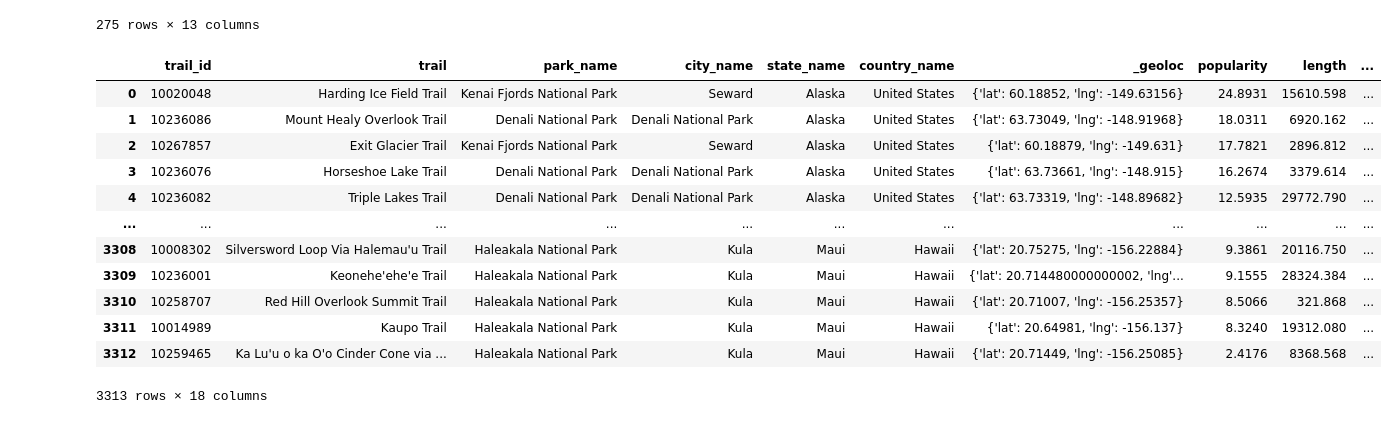
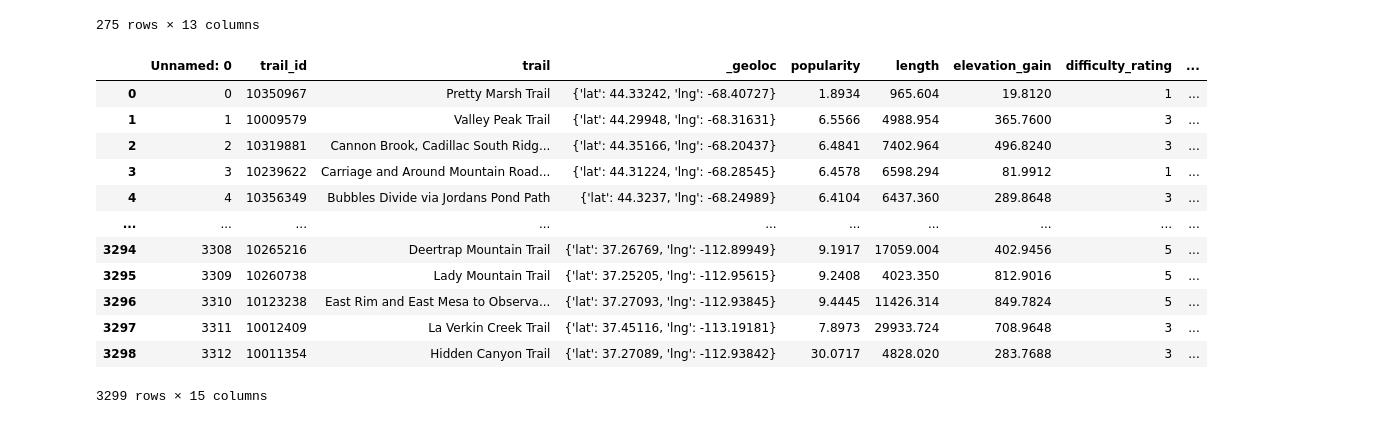
Before and after one commit to prathibha02/Project-2-parks_database, a Jupyter notebook: proj2_datacleaning.ipynb, the cells around one changed output. Drawn from its saved outputs; the diff is of its cells as text; code cells hidden in the pictures.

Commit message:
All Trails Filtered

```diff
--- a/proj2_datacleaning.ipynb
+++ b/proj2_datacleaning.ipynb
@@ -48,29 +48,29 @@ park_df
 park_df.to_csv('Resources/National_Parks_cleaned.csv',index=False)
 # %%
 # Get the trail data into a dataframe
-alltrails_df = pd.read_csv('Resources/AllTrails data - nationalpark.csv')
+alltrails_df = pd.read_csv('Resources/all_trails_cleaned.csv')
 
-# Rename the columns
-alltrails_df.rename(columns= {"name": "trail", "area_name": "park_name"}, inplace = True)
+# Rename the column with trail name
+alltrails_df.rename(columns= {"name": "trail"}, inplace = True)
 
 # Drop the unwanted columns
-alltrails_df.drop(['city_name','state_name','country_name','visitor_usage'], axis = 1)
+alltrails_df = alltrails_df.drop(['area_name','city_name','state_name','country_name','visitor_usage'], axis = 1)
 
-# Change the index to park name
-alltrails_df.set_index('park_name')
+# # Make the Park name it's index
+alltrails_df.set_index('park_code')
 
 alltrails_df
 # %% [output]
-|  | trail_id | trail | park_name | city_name | state_name | country_name | _geoloc | popularity | length | ... |
-| 0 | 10020048 | Harding Ice Field Trail | Kenai Fjords National Park | Seward | Alaska | United States | {'lat': 60.18852, 'lng': -149.63156} | 24.8931 | 15610.598 | ... |
-| 1 | 10236086 | Mount Healy Overlook Trail | Denali National Park | Denali National Park | Alaska | United States | {'lat': 63.73049, 'lng': -148.91968} | 18.0311 | 6920.162 | ... |
-| 2 | 10267857 | Exit Glacier Trail | Kenai Fjords National Park | Seward | Alaska | United States | {'lat': 60.18879, 'lng': -149.631} | 17.7821 | 2896.812 | ... |
-| 3 | 10236076 | Horseshoe Lake Trail | Denali National Park | Denali National Park | Alaska | United States | {'lat': 63.73661, 'lng': -148.915} | 16.2674 | 3379.614 | ... |
-| 4 | 10236082 | Triple Lakes Trail | Denali National Park | Denali National Park | Alaska | United States | {'lat': 63.73319, 'lng': -148.89682} | 12.5935 | 29772.790 | ... |
-| ... | ... | ... | ... | ... | ... | ... | ... | ... | ... | ... |
-| 3308 | 10008302 | Silversword Loop Via Halemau'u Trail | Haleakala National Park | Kula | Maui | Hawaii | {'lat': 20.75275, 'lng': -156.22884} | 9.3861 | 20116.750 | ... |
-| 3309 | 10236001 | Keonehe'ehe'e Trail | Haleakala National Park | Kula | Maui | Hawaii | {'lat': 20.714480000000002, 'lng'... | 9.1555 | 28324.384 | ... |
-| 3310 | 10258707 | Red Hill Overlook Summit Trail | Haleakala National Park | Kula | Maui | Hawaii | {'lat': 20.71007, 'lng': -156.25357} | 8.5066 | 321.868 | ... |
-| 3311 | 10014989 | Kaupo Trail | Haleakala National Park | Kula | Maui | Hawaii | {'lat': 20.64981, 'lng': -156.137} | 8.3240 | 19312.080 | ... |
-| 3312 | 10259465 | Ka Lu'u o ka O'o Cinder Cone via ... | Haleakala National Park | Kula | Maui | Hawaii | {'lat': 20.71449, 'lng': -156.25085} | 2.4176 | 8368.568 | ... |
+|  | Unnamed: 0 | trail_id | trail | _geoloc | popularity | length | elevation_gain | difficulty_rating | ... |
+| 0 | 0 | 10350967 | Pretty Marsh Trail | {'lat': 44.33242, 'lng': -68.40727} | 1.8934 | 965.604 | 19.8120 | 1 | ... |
+| 1 | 1 | 10009579 | Valley Peak Trail | {'lat': 44.29948, 'lng': -68.31631} | 6.5566 | 4988.954 | 365.7600 | 3 | ... |
+| 2 | 2 | 10319881 | Cannon Brook, Cadillac South Ridg... | {'lat': 44.35166, 'lng': -68.20437} | 6.4841 | 7402.964 | 496.8240 | 3 | ... |
+| 3 | 3 | 10239622 | Carriage and Around Mountain Road... | {'lat': 44.31224, 'lng': -68.28545} | 6.4578 | 6598.294 | 81.9912 | 1 | ... |
+| 4 | 4 | 10356349 | Bubbles Divide via Jordans Pond Path | {'lat': 44.3237, 'lng': -68.24989} | 6.4104 | 6437.360 | 289.8648 | 3 | ... |
+| ... | ... | ... | ... | ... | ... | ... | ... | ... | ... |
+| 3294 | 3308 | 10265216 | Deertrap Mountain Trail | {'lat': 37.26769, 'lng': -112.89949} | 9.1917 | 17059.004 | 402.9456 | 5 | ... |
+| 3295 | 3309 | 10260738 | Lady Mountain Trail | {'lat': 37.25205, 'lng': -112.95615} | 9.2408 | 4023.350 | 812.9016 | 5 | ... |
+| 3296 | 3310 | 10123238 | East Rim and East Mesa to Observa... | {'lat': 37.27093, 'lng': -112.93845} | 9.4445 | 11426.314 | 849.7824 | 5 | ... |
+| 3297 | 3311 | 10012409 | La Verkin Creek Trail | {'lat': 37.45116, 'lng': -113.19181} | 7.8973 | 29933.724 | 708.9648 | 3 | ... |
+| 3298 | 3312 | 10011354 | Hidden Canyon Trail | {'lat': 37.27089, 'lng': -112.93842} | 30.0717 | 4828.020 | 283.7688 | 3 | ... |
-3313 rows × 18 columns
+3299 rows × 15 columns
```
Also changed, not shown: parts of 5 cells of this notebook, 2 other files.
